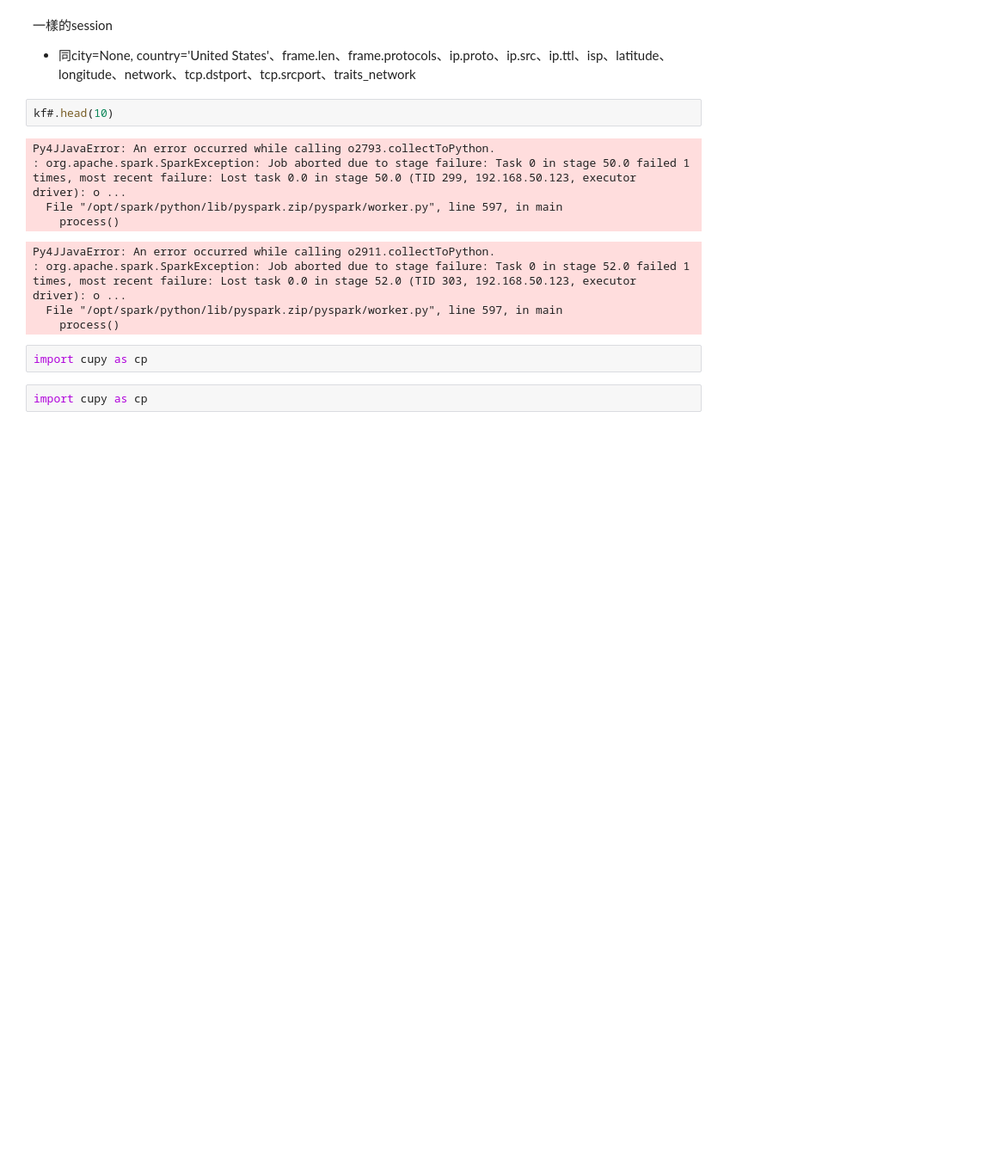
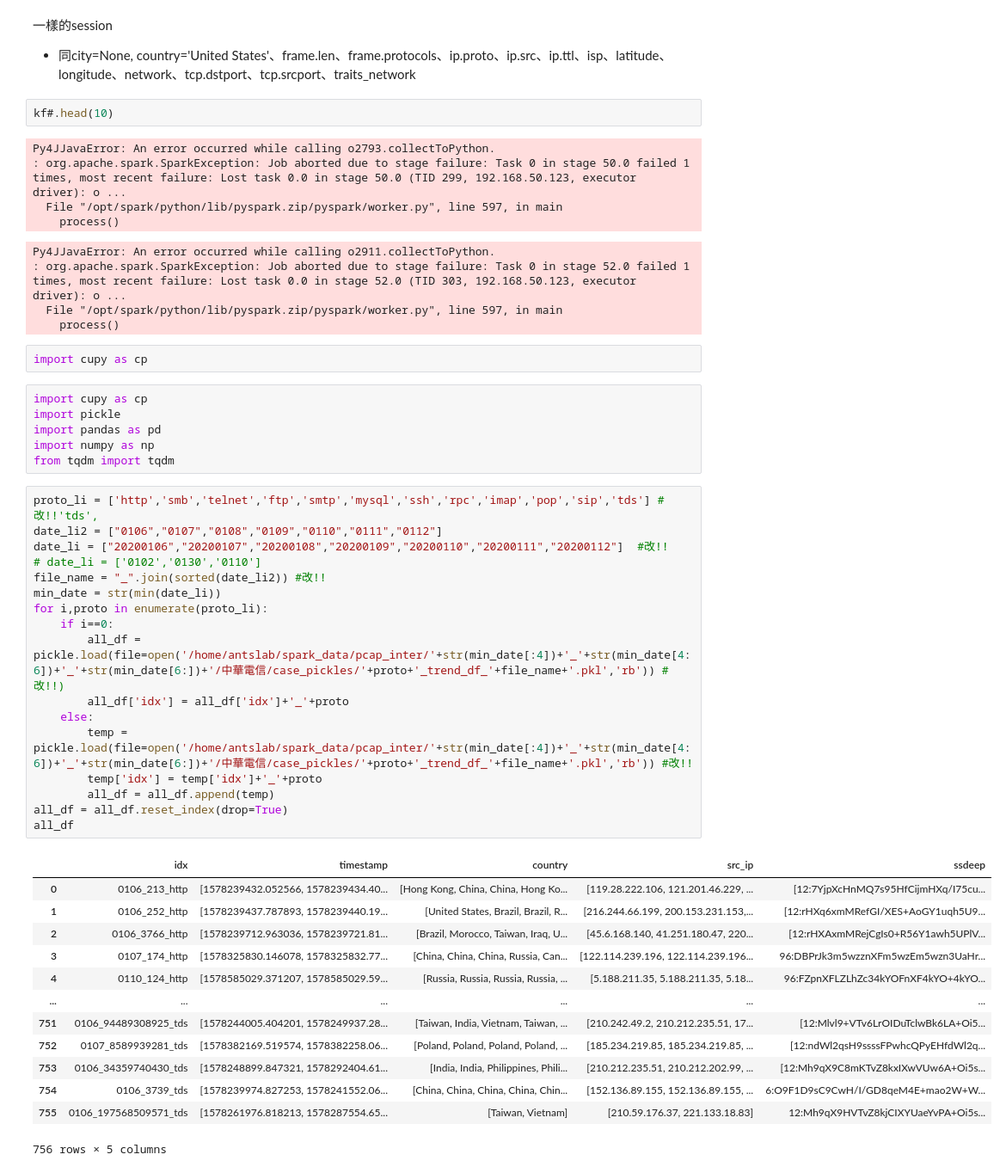
Before and after one commit to tychen5/Packet_Correlation, a Jupyter notebook: Playground_testCode/SparkTest.ipynb, the cells around one changed output. Shown at 86% size. Cells and saved outputs as stored; diff of their text form; blank space fills up the shorter version.

```diff
--- a/Playground_testCode/SparkTest.ipynb
+++ b/Playground_testCode/SparkTest.ipynb
@@ -740,5 +740,40 @@ Py4JJavaError: An error occurred while calling o2911.collectToPython.
     process()
 # %%
 import cupy as cp
-# %%
-import cupy as cp
+# %%
+import cupy as cp
+import pickle
+import pandas as pd
+import numpy as np
+from tqdm import tqdm
+# %%
+proto_li = ['http','smb','telnet','ftp','smtp','mysql','ssh','rpc','imap','pop','sip','tds'] #改!!'tds',
+date_li2 = ["0106","0107","0108","0109","0110","0111","0112"]
+date_li = ["20200106","20200107","20200108","20200109","20200110","20200111","20200112"]  #改!!
+# date_li = ['0102','0130','0110']
+file_name = "_".join(sorted(date_li2)) #改!!
+min_date = str(min(date_li))
+for i,proto in enumerate(proto_li):
+    if i==0:
+        all_df = pickle.load(file=open('/home/antslab/spark_data/pcap_inter/'+str(min_date[:4])+'_'+str(min_date[4:6])+'_'+str(min_date[6:])+'/中華電信/case_pickles/'+proto+'_trend_df_'+file_name+'.pkl','rb')) #改!!)
+        all_df['idx'] = all_df['idx']+'_'+proto
+    else:
+        temp = pickle.load(file=open('/home/antslab/spark_data/pcap_inter/'+str(min_date[:4])+'_'+str(min_date[4:6])+'_'+str(min_date[6:])+'/中華電信/case_pickles/'+proto+'_trend_df_'+file_name+'.pkl','rb')) #改!!
+        temp['idx'] = temp['idx']+'_'+proto
+        all_df = all_df.append(temp)
+all_df = all_df.reset_index(drop=True)
+all_df
+# %% [output]
+|  | idx | timestamp | country | src_ip | ssdeep |
+| 0 | 0106_213_http | [1578239432.052566, 1578239434.40... | [Hong Kong, China, China, Hong Ko... | [119.28.222.106, 121.201.46.229, ... | [12:7YjpXcHnMQ7s95HfCijmHXq/I75cu... |
+| 1 | 0106_252_http | [1578239437.787893, 1578239440.19... | [United States, Brazil, Brazil, R... | [216.244.66.199, 200.153.231.153,... | [12:rHXq6xmMRefGI/XES+AoGY1uqh5U9... |
+| 2 | 0106_3766_http | [1578239712.963036, 1578239721.81... | [Brazil, Morocco, Taiwan, Iraq, U... | [45.6.168.140, 41.251.180.47, 220... | [12:rHXAxmMRejCgIs0+R56Y1awh5UPlV... |
+| 3 | 0107_174_http | [1578325830.146078, 1578325832.77... | [China, China, China, Russia, Can... | [122.114.239.196, 122.114.239.196... | 96:DBPrJk3m5wzznXFm5wzEm5wzn3UaHr... |
+| 4 | 0110_124_http | [1578585029.371207, 1578585029.59... | [Russia, Russia, Russia, Russia, ... | [5.188.211.35, 5.188.211.35, 5.18... | 96:FZpnXFLZLhZc34kYOFnXF4kYO+4kYO... |
+| ... | ... | ... | ... | ... | ... |
+| 751 | 0106_94489308925_tds | [1578244005.404201, 1578249937.28... | [Taiwan, India, Vietnam, Taiwan, ... | [210.242.49.2, 210.212.235.51, 17... | [12:Mlvl9+VTv6LrOIDuTclwBk6LA+Oi5... |
+| 752 | 0107_8589939281_tds | [1578382169.519574, 1578382258.06... | [Poland, Poland, Poland, Poland, ... | [185.234.219.85, 185.234.219.85, ... | [12:ndWl2qsH9ssssFPwhcQPyEHfdWl2q... |
+| 753 | 0106_34359740430_tds | [1578248899.847321, 1578292404.61... | [India, India, Philippines, Phili... | [210.212.235.51, 210.212.202.99, ... | [12:Mh9qX9C8mKTvZ8kxIXwVUw6A+Oi5s... |
+| 754 | 0106_3739_tds | [1578239974.827253, 1578241552.06... | [China, China, China, China, Chin... | [152.136.89.155, 152.136.89.155, ... | 6:O9F1D9sC9CwH/I/GD8qeM4E+mao2W+W... |
+| 755 | 0106_197568509571_tds | [1578261976.818213, 1578287554.65... | [Taiwan, Vietnam] | [210.59.176.37, 221.133.18.83] | 12:Mh9qX9HVTvZ8kjCIXYUaeYvPA+Oi5s... |
+756 rows × 5 columns
```
Also changed, not shown: parts of 9 cells of this notebook, 9 other files.
